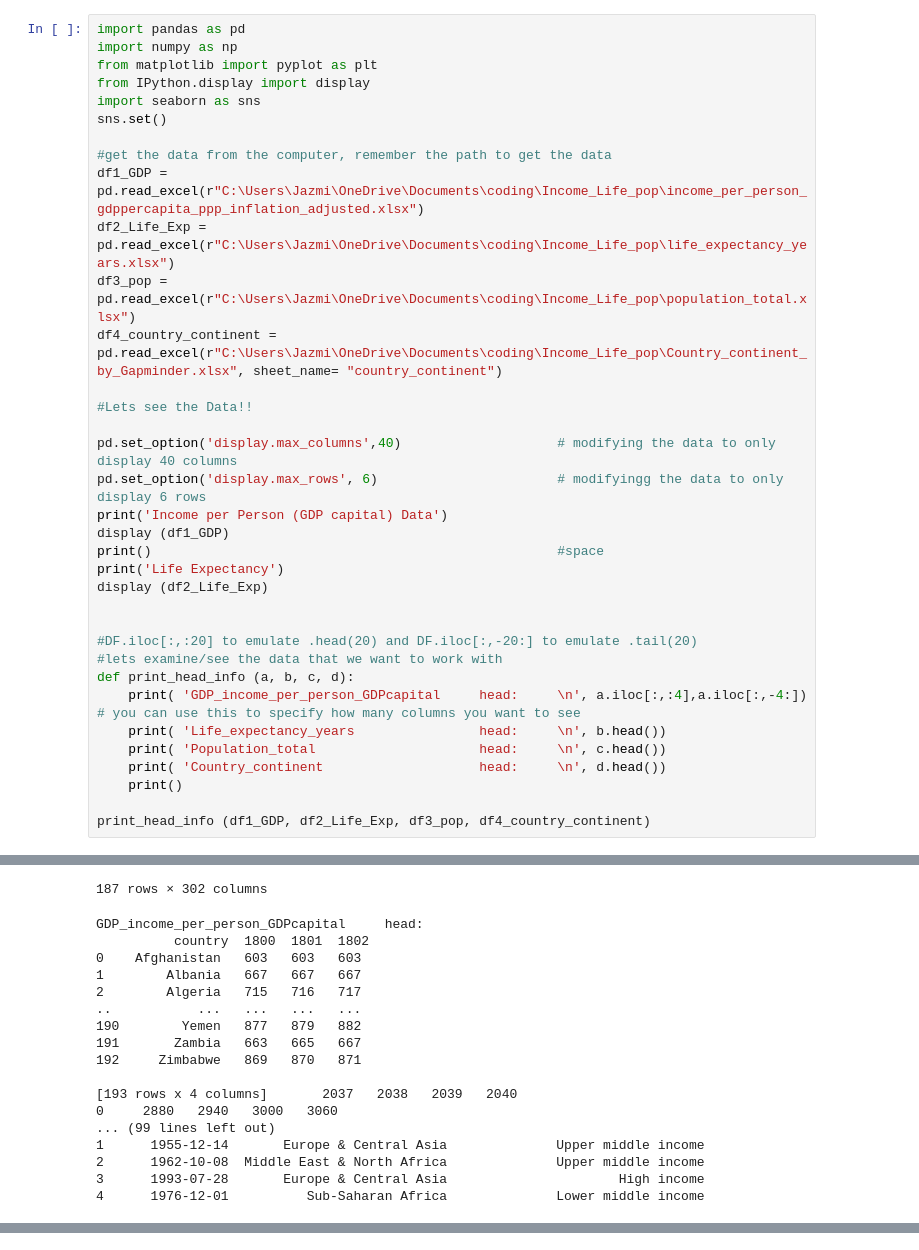
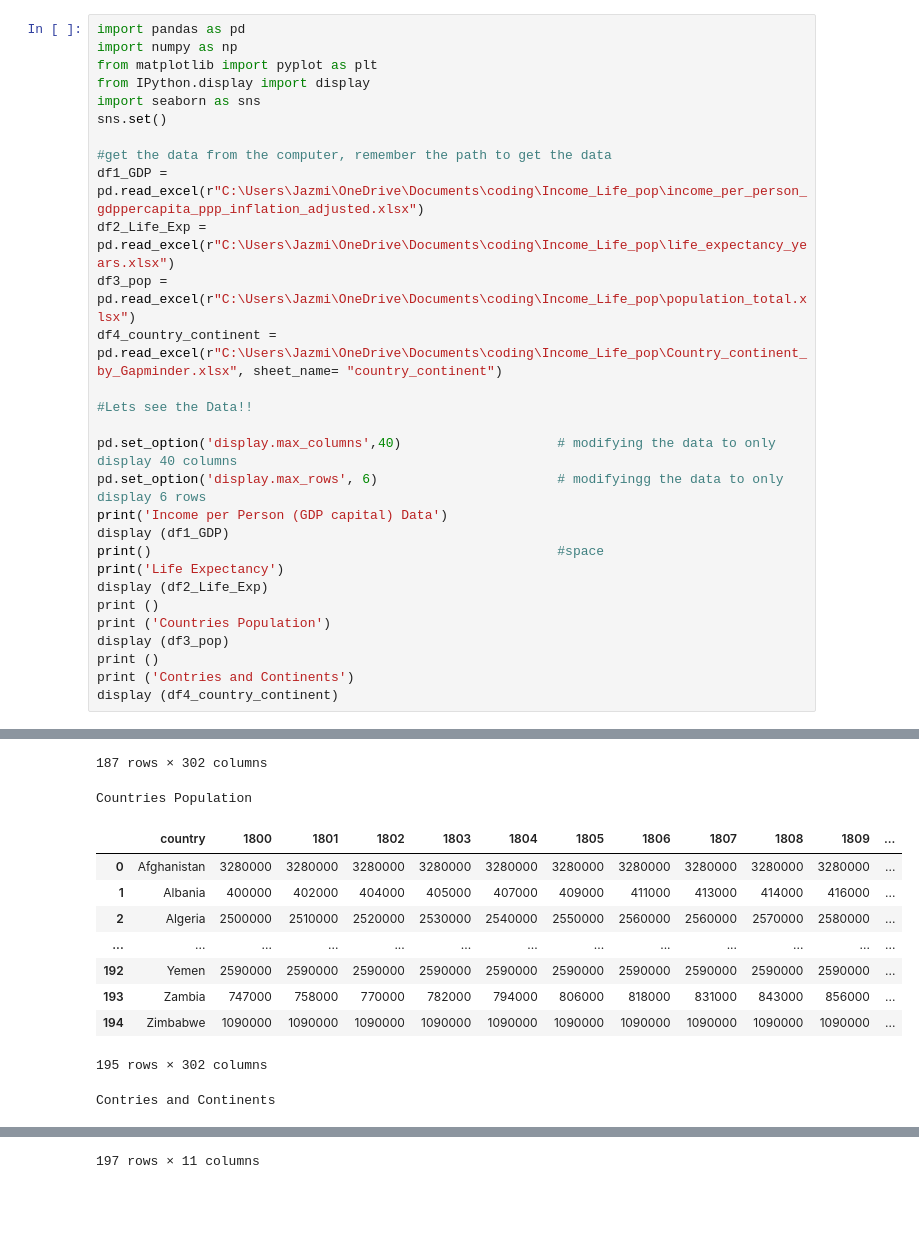
Before and after one commit to cventura3/folder_dectection_Fraud, a Jupyter notebook: A_test_notebook.ipynb, the cells around one changed output, grey strips where cells are left out. Cells and saved outputs as stored; diff of their text form; blank space fills up the shorter version.

Commit message:
Display data

```diff
--- a/A_test_notebook.ipynb
+++ b/A_test_notebook.ipynb
@@ -15,59 +15,47 @@ df4_country_continent = pd.read_excel(r"C:\Users\Jazmi\OneDrive\Documents\coding
 #Lets see the Data!!
 
 pd.set_option('display.max_columns',40)                    # modifying the data to only display 40 columns
 pd.set_option('display.max_rows', 6)                       # modifyingg the data to only display 6 rows
 print('Income per Person (GDP capital) Data')
 display (df1_GDP)
 print()                                                    #space
 print('Life Expectancy')
 display (df2_Life_Exp)
-
-
-#DF.iloc[:,:20] to emulate .head(20) and DF.iloc[:,-20:] to emulate .tail(20)
-#lets examine/see the data that we want to work with
-def print_head_info (a, b, c, d):
-    print( 'GDP_income_per_person_GDPcapital     head:     \n', a.iloc[:,:4],a.iloc[:,-4:]) # you can use this to specify how many columns you want to see
-    print( 'Life_expectancy_years                head:     \n', b.head())
-    print( 'Population_total                     head:     \n', c.head())
-    print( 'Country_continent                    head:     \n', d.head())
-    print()
-
-print_head_info (df1_GDP, df2_Life_Exp, df3_pop, df4_country_continent)
+print ()
+print ('Countries Population')
+display (df3_pop)
+print ()
+print ('Contries and Continents')
+display (df4_country_continent)
 # %% [output]
 Income per Person (GDP capital) Data
 |  | country | 1800 | 1801 | 1802 | 1803 | 1804 | 1805 | 1806 | 1807 | 1808 | 1809 | ... |
 | 0 | Afghanistan | 603 | 603 | 603 | 603 | 603 | 603 | 603 | 603 | 603 | 603 | ... |
 | 1 | Albania | 667 | 667 | 667 | 667 | 667 | 668 | 668 | 668 | 668 | 668 | ... |
 | 2 | Algeria | 715 | 716 | 717 | 718 | 719 | 720 | 721 | 722 | 723 | 724 | ... |
 | ... | ... | ... | ... | ... | ... | ... | ... | ... | ... | ... | ... | ... |
 | 190 | Yemen | 877 | 879 | 882 | 884 | 887 | 889 | 892 | 894 | 897 | 899 | ... |
 | 191 | Zambia | 663 | 665 | 667 | 668 | 670 | 671 | 673 | 675 | 676 | 678 | ... |
 | 192 | Zimbabwe | 869 | 870 | 871 | 872 | 873 | 874 | 875 | 876 | 877 | 878 | ... |
 193 rows × 242 columns
 Life Expectancy
 |  | country | 1800 | 1801 | 1802 | 1803 | 1804 | 1805 | 1806 | 1807 | 1808 | 1809 | ... |
 | 0 | Afghanistan | 28.2 | 28.2 | 28.2 | 28.2 | 28.2 | 28.2 | 28.1 | 28.1 | 28.1 | 28.1 | ... |
 | 1 | Albania | 35.4 | 35.4 | 35.4 | 35.4 | 35.4 | 35.4 | 35.4 | 35.4 | 35.4 | 35.4 | ... |
 | 2 | Algeria | 28.8 | 28.8 | 28.8 | 28.8 | 28.8 | 28.8 | 28.8 | 28.8 | 28.8 | 28.8 | ... |
 | ... | ... | ... | ... | ... | ... | ... | ... | ... | ... | ... | ... | ... |
 | 184 | Yemen | 23.4 | 23.4 | 23.4 | 23.4 | 23.4 | 23.4 | 23.4 | 23.4 | 23.4 | 23.4 | ... |
 | 185 | Zambia | 32.6 | 32.6 | 32.6 | 32.6 | 32.6 | 32.6 | 32.6 | 32.6 | 32.6 | 32.6 | ... |
 | 186 | Zimbabwe | 33.7 | 33.7 | 33.7 | 33.7 | 33.7 | 33.7 | 33.7 | 33.7 | 33.7 | 33.7 | ... |
 187 rows × 302 columns
-GDP_income_per_person_GDPcapital     head:
-          country  1800  1801  1802
-0    Afghanistan   603   603   603
-1        Albania   667   667   667
-2        Algeria   715   716   717
-..           ...   ...   ...   ...
-190        Yemen   877   879   882
-191       Zambia   663   665   667
-192     Zimbabwe   869   870   871
-
-[193 rows x 4 columns]       2037   2038   2039   2040
-0     2880   2940   3000   3060
-... (99 lines left out)
-1      1955-12-14       Europe & Central Asia              Upper middle income
-2      1962-10-08  Middle East & North Africa              Upper middle income
-3      1993-07-28       Europe & Central Asia                      High income
-4      1976-12-01          Sub-Saharan Africa              Lower middle income
+Countries Population
+|  | country | 1800 | 1801 | 1802 | 1803 | 1804 | 1805 | 1806 | 1807 | 1808 | 1809 | ... |
+| 0 | Afghanistan | 3280000 | 3280000 | 3280000 | 3280000 | 3280000 | 3280000 | 3280000 | 3280000 | 3280000 | 3280000 | ... |
+| 1 | Albania | 400000 | 402000 | 404000 | 405000 | 407000 | 409000 | 411000 | 413000 | 414000 | 416000 | ... |
+| 2 | Algeria | 2500000 | 2510000 | 2520000 | 2530000 | 2540000 | 2550000 | 2560000 | 2560000 | 2570000 | 2580000 | ... |
+| ... | ... | ... | ... | ... | ... | ... | ... | ... | ... | ... | ... | ... |
+| 192 | Yemen | 2590000 | 2590000 | 2590000 | 2590000 | 2590000 | 2590000 | 2590000 | 2590000 | 2590000 | 2590000 | ... |
+| 193 | Zambia | 747000 | 758000 | 770000 | 782000 | 794000 | 806000 | 818000 | 831000 | 843000 | 856000 | ... |
+| 194 | Zimbabwe | 1090000 | 1090000 | 1090000 | 1090000 | 1090000 | 1090000 | 1090000 | 1090000 | 1090000 | 1090000 | ... |
+195 rows × 302 columns
+Contries and Continents
@@ -73,0 +70 @@ GDP_income_per_person_GDPcapital     head:
+197 rows × 11 columns
```
Also changed, not shown: parts of 4 cells of this notebook.
